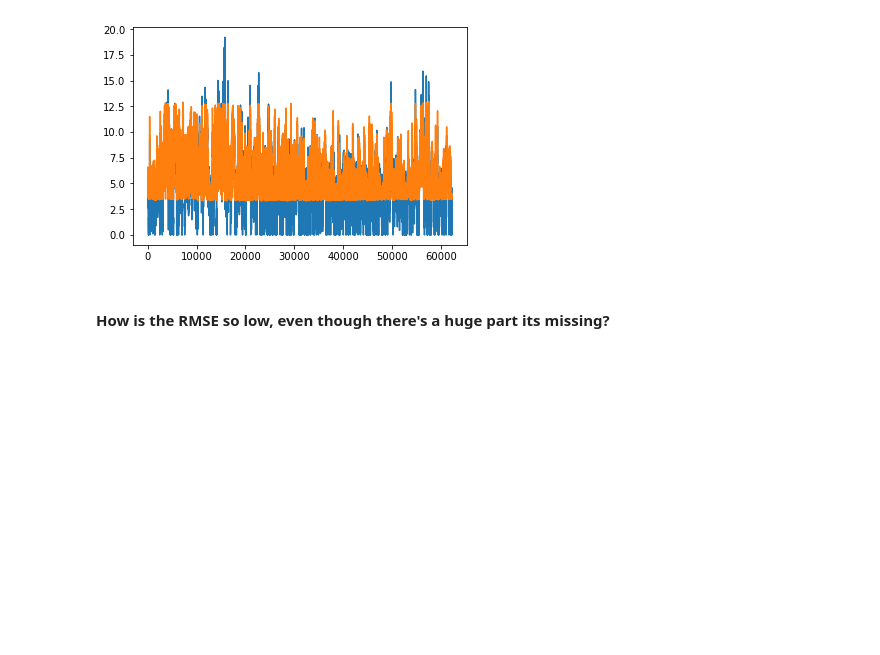
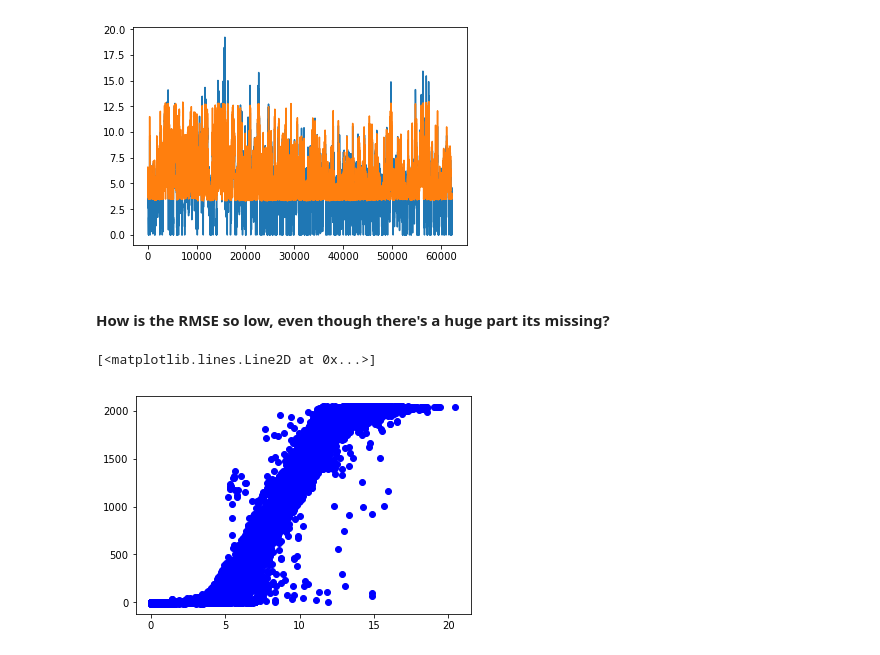
Before and after one commit to jason-hu7/Wind-Farm-Prediction, a Jupyter notebook: complete_code_v1.ipynb, the cells around one changed output. Saved outputs shown, nothing was run; the diff lists cells and outputs as text; code cells hidden in the pictures; blank space fills up the shorter version.

Commit message:
Removed outliers

```diff
--- a/complete_code_v1.ipynb
+++ b/complete_code_v1.ipynb
@@ -517,3 +517,15 @@ Mean squared error: 1.70
 [figure]
 # %% [markdown]
 #### How is the RMSE so low, even though there's a huge part its missing?
+# %%
+# Removing outliers from power curve for turbine 1
+
+idx1 = (turbine_1_x['P_avg'] <= 0.5)
+idx2 = (turbine_1_x['Ws_avg'] >= 7)
+idx3 = ~(idx1 & idx2)
+
+turbine_1_corrected = turbine_1_x[idx3]
+plt.plot(turbine_1_corrected.Ws_avg, turbine_1_corrected.P_avg,'bo')
+# %% [output]
+[<matplotlib.lines.Line2D at 0x...>]
+[figure, added]
```
Also changed, not shown: parts of 3 cells of this notebook.
